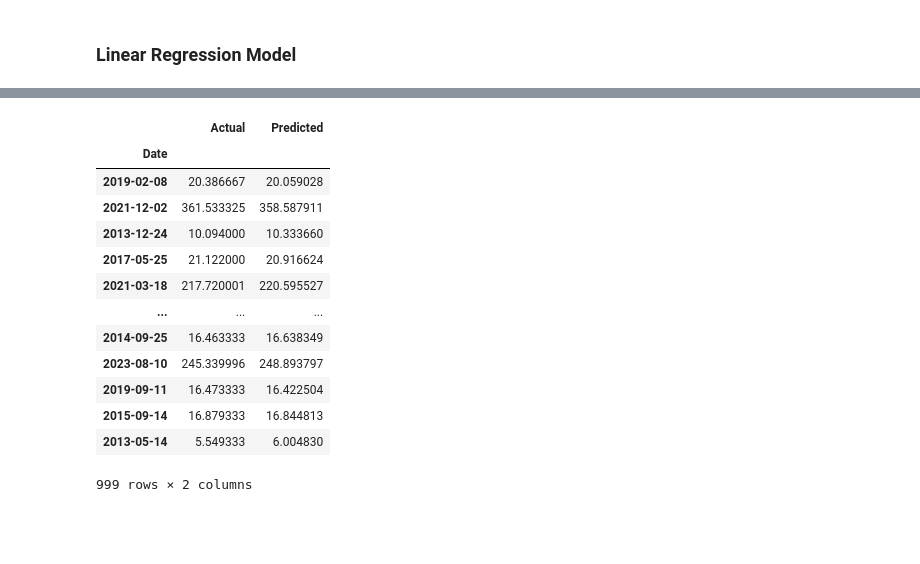
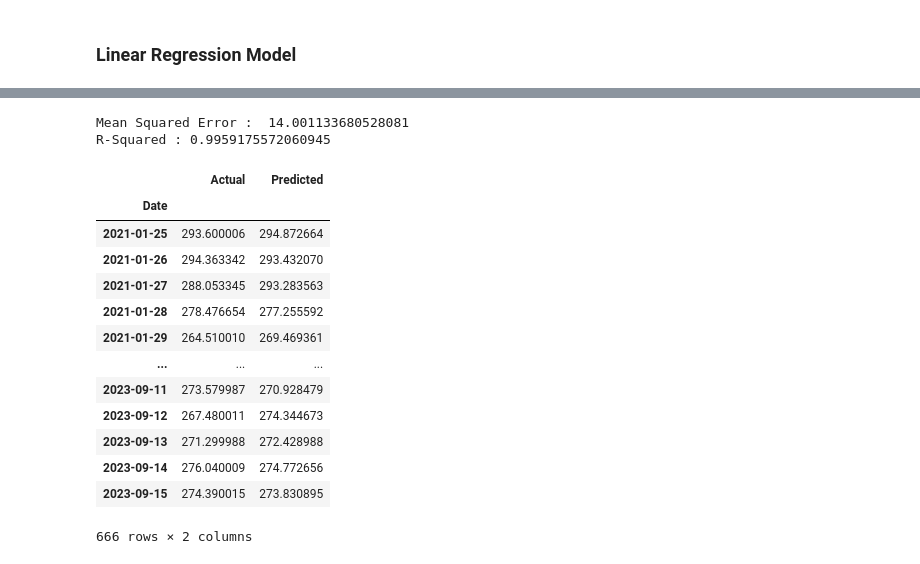
Before and after one commit to tryushh/Tesla-Stock-Prediction, a Jupyter notebook: Linear_regression.ipynb, the cells around one changed output, grey strips where cells are left out. Drawn from its saved outputs; the diff is of its cells as text; code cells hidden in the pictures; blank space fills up the shorter version.

```diff
--- a/Linear_regression.ipynb
+++ b/Linear_regression.ipynb
@@ -53,12 +67,20 @@ df[['Open', 'Adj Close']].plot(figsize=(16,6))
 # %% [markdown]
 ### Data Preprocessing
 # %%
-##Train-test split
-from sklearn.model_selection import train_test_split
+# # ##Train-test split
+# # from sklearn.model_selection import train_test_split
 X = df[['Open', 'High', 'Low', 'Volume']]
 y = df['Close']
 
-X_train, X_test, y_train, y_test = train_test_split(X, y, test_size= 0.3, random_state=0)
+# X_train, X_test, y_train, y_test = train_test_split(X, y, test_size= 0.3, random_state=0)
+
+##Splitting based on timeline
+split_point = int(len(df) * 0.8)
+# Split into training and testing sets
+X_train = X.iloc[:split_point]
+y_train = y.iloc[:split_point]
+X_test = X.iloc[split_point:]
+y_test = y.iloc[split_point:]
 # %%
 X_train
 # %% [output]
@@ -94,5 +115,5 @@ model.intercept_
 # %%
 ##Prediction and predicted values
-predictions = reg.predict(X_test)
-predictions
+y_pred = reg.predict(X_test)
+y_pred
 # %% [output]
@@ -120,18 +144,27 @@ ValueError: Classification metrics can't handle a mix of continuous-multioutput
+# %%
+##model performance
+mse=mean_squared_error(y_test, y_pred)
+r2=r2_score(y_test, y_pred)
+print("Mean Squared Error : ", mse)
+print("R-Squared :" , r2)
+# %% [output]
+Mean Squared Error :  14.001133680528081
+R-Squared : 0.9959175572060945
 # %%
-dfr=pd.DataFrame({'Actual':y_test,'Predicted':predictions})
+dfr=pd.DataFrame({'Actual':y_test,'Predicted':y_pred})
 dfr
 # %% [output]
 |  | Actual | Predicted |
 | Date |  |  |
-| 2019-02-08 | 20.386667 | 20.059028 |
-| 2021-12-02 | 361.533325 | 358.587911 |
-| 2013-12-24 | 10.094000 | 10.333660 |
-| 2017-05-25 | 21.122000 | 20.916624 |
-| 2021-03-18 | 217.720001 | 220.595527 |
+| 2021-01-25 | 293.600006 | 294.872664 |
+| 2021-01-26 | 294.363342 | 293.432070 |
+| 2021-01-27 | 288.053345 | 293.283563 |
+| 2021-01-28 | 278.476654 | 277.255592 |
+| 2021-01-29 | 264.510010 | 269.469361 |
 | ... | ... | ... |
-| 2014-09-25 | 16.463333 | 16.638349 |
-| 2023-08-10 | 245.339996 | 248.893797 |
-| 2019-09-11 | 16.473333 | 16.422504 |
-| 2015-09-14 | 16.879333 | 16.844813 |
-| 2013-05-14 | 5.549333 | 6.004830 |
+| 2023-09-11 | 273.579987 | 270.928479 |
+| 2023-09-12 | 267.480011 | 274.344673 |
+| 2023-09-13 | 271.299988 | 272.428988 |
+| 2023-09-14 | 276.040009 | 274.772656 |
+| 2023-09-15 | 274.390015 | 273.830895 |
-999 rows × 2 columns
+666 rows × 2 columns
```
Also changed, not shown: parts of 15 cells of this notebook, 1 other file.
